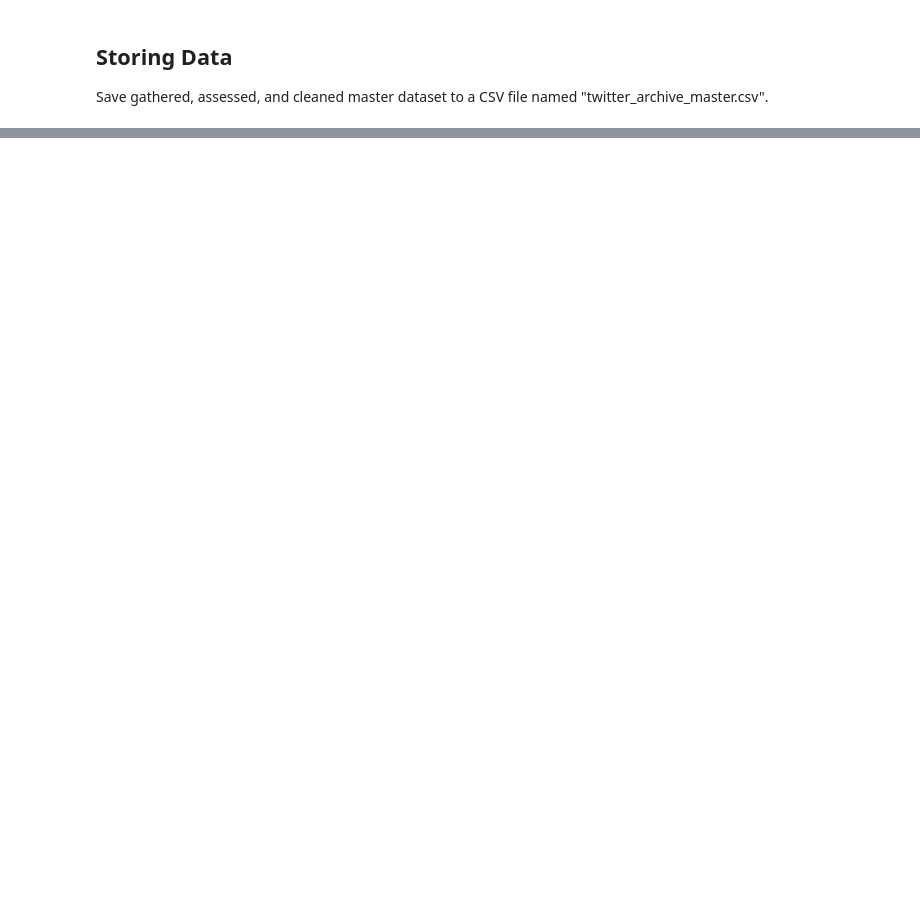
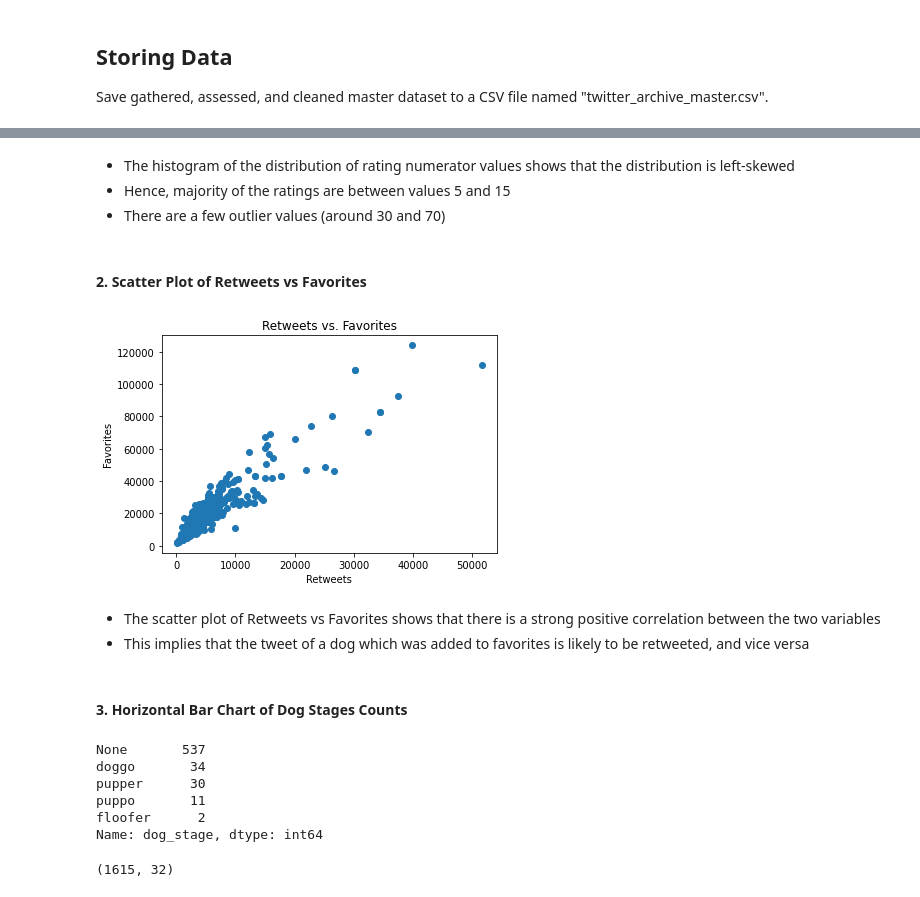
Before and after one commit to IsaacMwendwa/Udacity-Data-Analyst-Nanodegree-Project-2, a Jupyter notebook: wrangle_act.ipynb, the cells around one changed output, grey strips where cells are left out. Saved outputs shown, nothing was run; the diff lists cells and outputs as text; code cells hidden in the pictures; blank space fills up the shorter version.

```diff
--- a/wrangle_act.ipynb
+++ b/wrangle_act.ipynb
@@ -723,0 +1551,20 @@ In this section, analyze and visualize your wrangled data. You must produce at l
+# %% [markdown]
+* The histogram of the distribution of rating numerator values shows that the distribution is left-skewed
+* Hence, majority of the ratings are between values 5 and 15
+* There are a few outlier values (around 30 and 70)
+# %% [markdown]
+#### 2. Scatter Plot of Retweets vs Favorites
+# %%
+# Scatter plot of retweets vs favorites
+plt.scatter(twitter_master_df['retweet_count'], twitter_master_df['favorite_count'])
+plt.title('Retweets vs. Favorites')
+plt.xlabel('Retweets')
+plt.ylabel('Favorites')
+plt.show()
+# %% [output]
+[figure, added]
+# %% [markdown]
+* The scatter plot of Retweets vs Favorites shows that there is a strong positive correlation between the two variables
+* This implies that the tweet of a dog which was added to favorites is likely to be retweeted, and vice versa
+# %% [markdown]
+#### 3. Horizontal Bar Chart of Dog Stages Counts
@@ -723,0 +1581,16 @@ In this section, analyze and visualize your wrangled data. You must produce at l
+# %%
+# Displaying unique value counts of dog_stage column
+twitter_master_df['dog_stage'].value_counts()
+# %% [output]
+None       537
+doggo       34
+pupper      30
+puppo       11
+floofer      2
+Name: dog_stage, dtype: int64
+# %%
+# Creating Dataframe of records where dog stage is not "None"
+dog_stage_df = twitter_master_df[twitter_master_df['dog_stage'] != "None"]
+dog_stage_df.shape
+# %% [output]
+(1615, 32)
```
Also changed, not shown: parts of 175 cells of this notebook.
